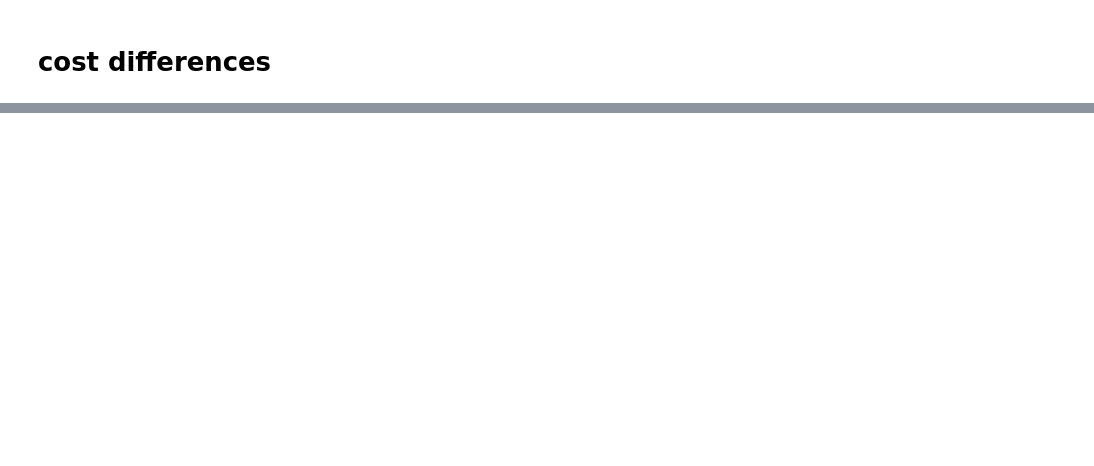
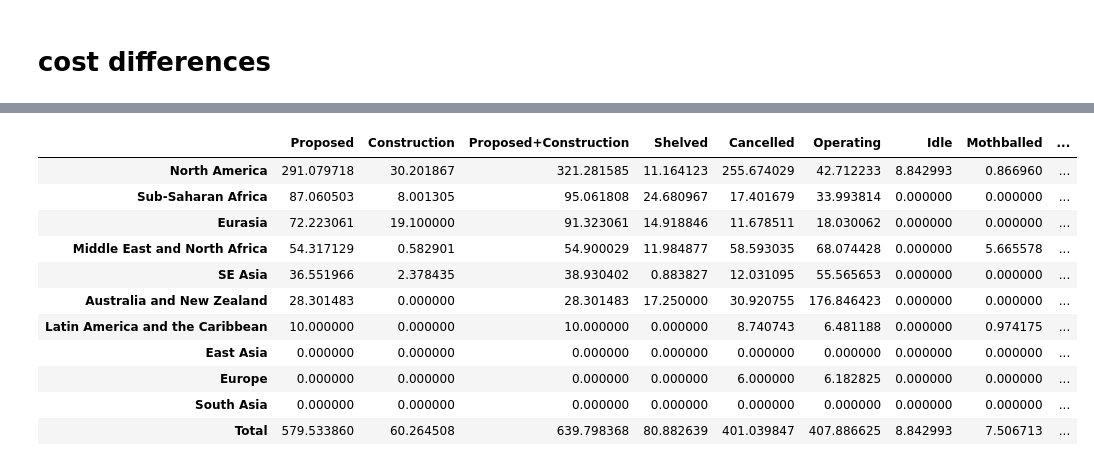
Before and after one commit to GlobalEnergyMonitor/GOIT-GGIT-research, a Jupyter notebook: lng-terminals-report-2022/notebooks/compare-2-terminal-sheets-before-and-after-Russia-invasion.ipynb, the cells around one changed output, grey strips where cells are left out. Cells and saved outputs as stored; diff of their text form; code cells hidden in the pictures; blank space fills up the shorter version.

```diff
--- a/lng-terminals-report-2022/notebooks/compare-2-terminal-sheets-before-and-after-Russia-invasion.ipynb
+++ b/lng-terminals-report-2022/notebooks/compare-2-terminal-sheets-before-and-after-Russia-invasion.ipynb
@@ -316,0 +452,20 @@ print(terms_df_orig2.loc[(terms_df_orig2.Country=='Germany')&
+# %%
+terms_df_export2 = terms_df_orig2.loc[terms_df_orig2['Import/Export']=='Export'].reset_index(drop=True)
+
+terms_df_export2['CostUSDTotal'] = numpy.nan
+
+# for import
+for region in region_list:
+    # for floating
+    terms_df_export2.loc[(terms_df_export2['Floating']=='yes')&(terms_df_export2['Region']==region),'CostUSDTotal'] = \
+    terms_df_export2.loc[(terms_df_export2['Floating']=='yes')&(terms_df_export2['Region']==region),'CapacityInMtpa'] * \
+    floating_export_regional_costs.loc[region,'RegionalCostUSDPerMtpa']
+    # for onshore
+    terms_df_export2.loc[(terms_df_export2['Floating']!='yes')&(terms_df_export2['Region']==region),'CostUSDTotal'] = \
+    terms_df_export2.loc[(terms_df_export2['Floating']!='yes')&(terms_df_export2['Region']==region),'CapacityInMtpa'] * \
+    onshore_export_regional_costs.loc[region,'RegionalCostUSDPerMtpa']
+
+# now replace the ones that we have exact numbers for...
+costs_exist_TF = ~terms_df_export2['CostEstUSD'].isna()
+terms_df_export2.loc[costs_exist_TF,'CostUSDTotal'] = \
+    terms_df_export2[costs_exist_TF]['CostEstUSD']
@@ -316,0 +547,69 @@ print(terms_df_orig2.loc[(terms_df_orig2.Country=='Germany')&
+# %%
+#mtpa by country
+cost_by_country_export_df2 = pandas.DataFrame(columns=status_list, index=country_list)
+cost_by_region_export_df2 = pandas.DataFrame(columns=status_list, index=region_list)
+
+for status in status_list:
+    #print(status)
+    cost_by_country_export_df2[status] = terms_df_export2.loc[terms_df_export2.Status==status].groupby('Country')['CostUSDTotal'].sum(min_count=1)
+
+for status in status_list:
+    #print(status)
+    cost_by_region_export_df2[status] = terms_df_export2.loc[terms_df_export2.Status==status].groupby('Region')['CostUSDTotal'].sum(min_count=1)
+
+cost_by_country_export_df2 = cost_by_country_export_df2.fillna(0)
+cost_by_region_export_df2 = cost_by_region_export_df2.fillna(0)
+
+# add total and proposed+construction info
+cost_by_region_export_df2['Proposed+Construction'] = cost_by_region_export_df2[['Proposed','Construction']].sum(axis=1)
+cost_by_region_export_df2.sort_values(by='Proposed+Construction', inplace=True)
+cost_by_region_export_df2 = cost_by_region_export_df2[['Proposed', 'Construction', 'Proposed+Construction', 'Shelved', 'Cancelled', 'Operating', 'Idle', 'Mothballed', 'Retired']]
+cost_by_region_export_df2.sort_values('Proposed+Construction', ascending=False, inplace=True)
+
+cost_by_country_export_df2['Proposed+Construction'] = cost_by_country_export_df2[['Proposed','Construction']].sum(axis=1)
+cost_by_country_export_df2.sort_values(by='Proposed+Construction', inplace=True)
+cost_by_country_export_df2 = cost_by_country_export_df2[['Proposed', 'Construction', 'Proposed+Construction', 'Shelved', 'Cancelled', 'Operating', 'Idle', 'Mothballed', 'Retired']]
+cost_by_country_export_df2.sort_values('Proposed+Construction', ascending=False, inplace=True)
+
+# total
+if 'Total' in cost_by_region_export_df2.index:
+    cost_by_region_export_df2.drop(index='Total', inplace=True)
+    total = cost_by_region_export_df2.sum(axis=0)
+    total.name='Total'
+    cost_by_region_export_df2 = cost_by_region_export_df2.append(total)
+
+else:
+    total = cost_by_region_export_df2.sum(axis=0)
+    total.name='Total'
+    cost_by_region_export_df2 = cost_by_region_export_df2.append(total)
+
+# total
+if 'Total' in cost_by_country_export_df2.index:
+    cost_by_country_export_df2.drop(index='Total', inplace=True)
+    total = cost_by_country_export_df2.sum(axis=0)
+    total.name='Total'
+    cost_by_country_export_df2 = cost_by_country_export_df2.append(total)
+
+else:
+    total = cost_by_country_export_df2.sum(axis=0)
+    total.name='Total'
+    cost_by_country_export_df2 = cost_by_country_export_df2.append(total)
+
+# save countries
+cost_by_country_export_df2 = cost_by_country_export_df2.loc[~(cost_by_country_export_df2==0).all(axis=1)]
+#cost_by_country_export_df2.to_excel('cost-by-country-export.xlsx')
+
+cost_by_region_export_df2/1e9
+# %% [output]
+|  | Proposed | Construction | Proposed+Construction | Shelved | Cancelled | Operating | Idle | Mothballed | ... |
+| North America | 291.079718 | 30.201867 | 321.281585 | 11.164123 | 255.674029 | 42.712233 | 8.842993 | 0.866960 | ... |
+| Sub-Saharan Africa | 87.060503 | 8.001305 | 95.061808 | 24.680967 | 17.401679 | 33.993814 | 0.000000 | 0.000000 | ... |
+| Eurasia | 72.223061 | 19.100000 | 91.323061 | 14.918846 | 11.678511 | 18.030062 | 0.000000 | 0.000000 | ... |
+| Middle East and North Africa | 54.317129 | 0.582901 | 54.900029 | 11.984877 | 58.593035 | 68.074428 | 0.000000 | 5.665578 | ... |
+| SE Asia | 36.551966 | 2.378435 | 38.930402 | 0.883827 | 12.031095 | 55.565653 | 0.000000 | 0.000000 | ... |
+| Australia and New Zealand | 28.301483 | 0.000000 | 28.301483 | 17.250000 | 30.920755 | 176.846423 | 0.000000 | 0.000000 | ... |
+| Latin America and the Caribbean | 10.000000 | 0.000000 | 10.000000 | 0.000000 | 8.740743 | 6.481188 | 0.000000 | 0.974175 | ... |
+| East Asia | 0.000000 | 0.000000 | 0.000000 | 0.000000 | 0.000000 | 0.000000 | 0.000000 | 0.000000 | ... |
+| Europe | 0.000000 | 0.000000 | 0.000000 | 0.000000 | 6.000000 | 6.182825 | 0.000000 | 0.000000 | ... |
+| South Asia | 0.000000 | 0.000000 | 0.000000 | 0.000000 | 0.000000 | 0.000000 | 0.000000 | 0.000000 | ... |
+| Total | 579.533860 | 60.264508 | 639.798368 | 80.882639 | 401.039847 | 407.886625 | 8.842993 | 7.506713 | ... |
```
Also changed, not shown: parts of 62 cells of this notebook, 2 other files.
